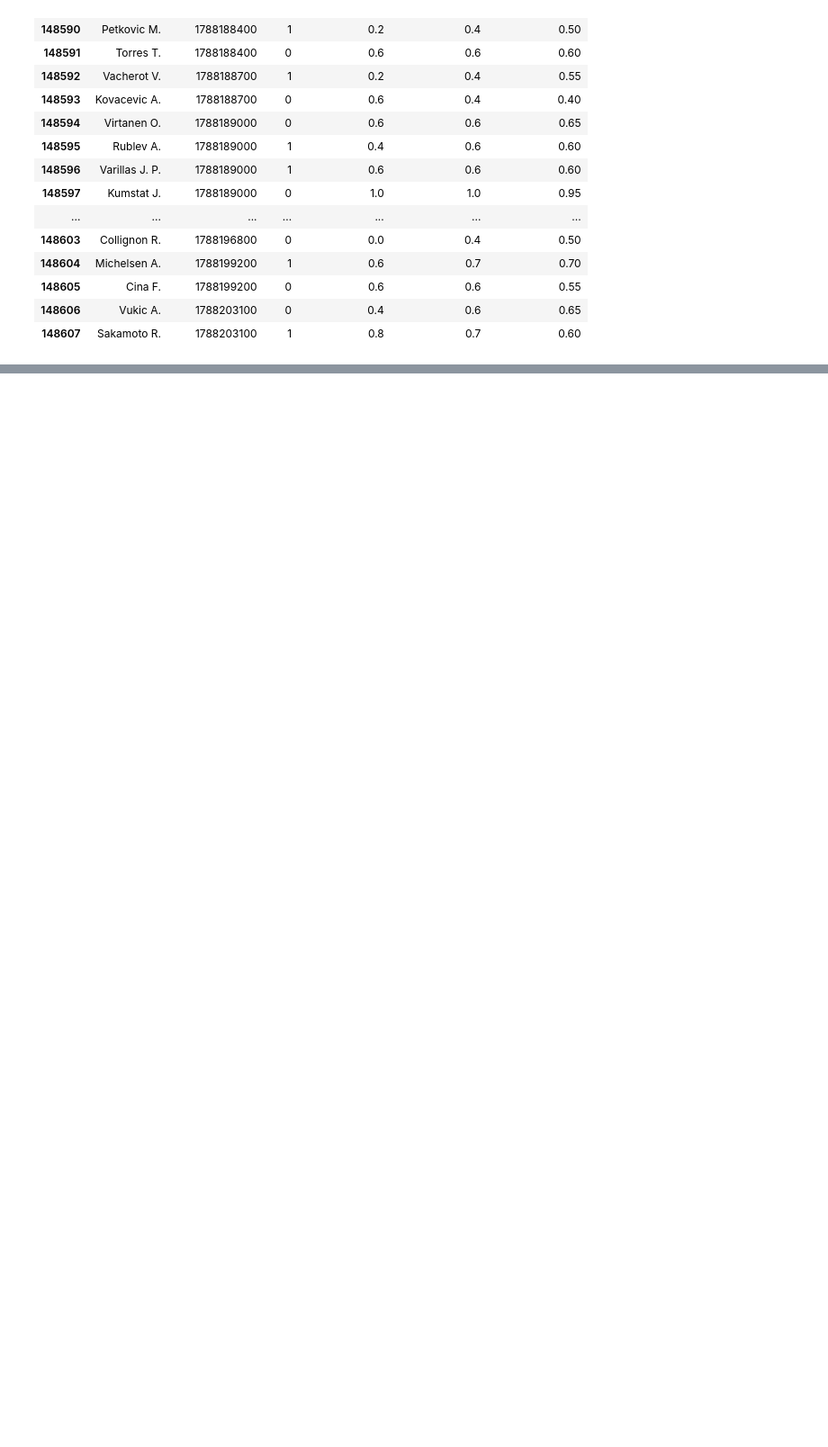
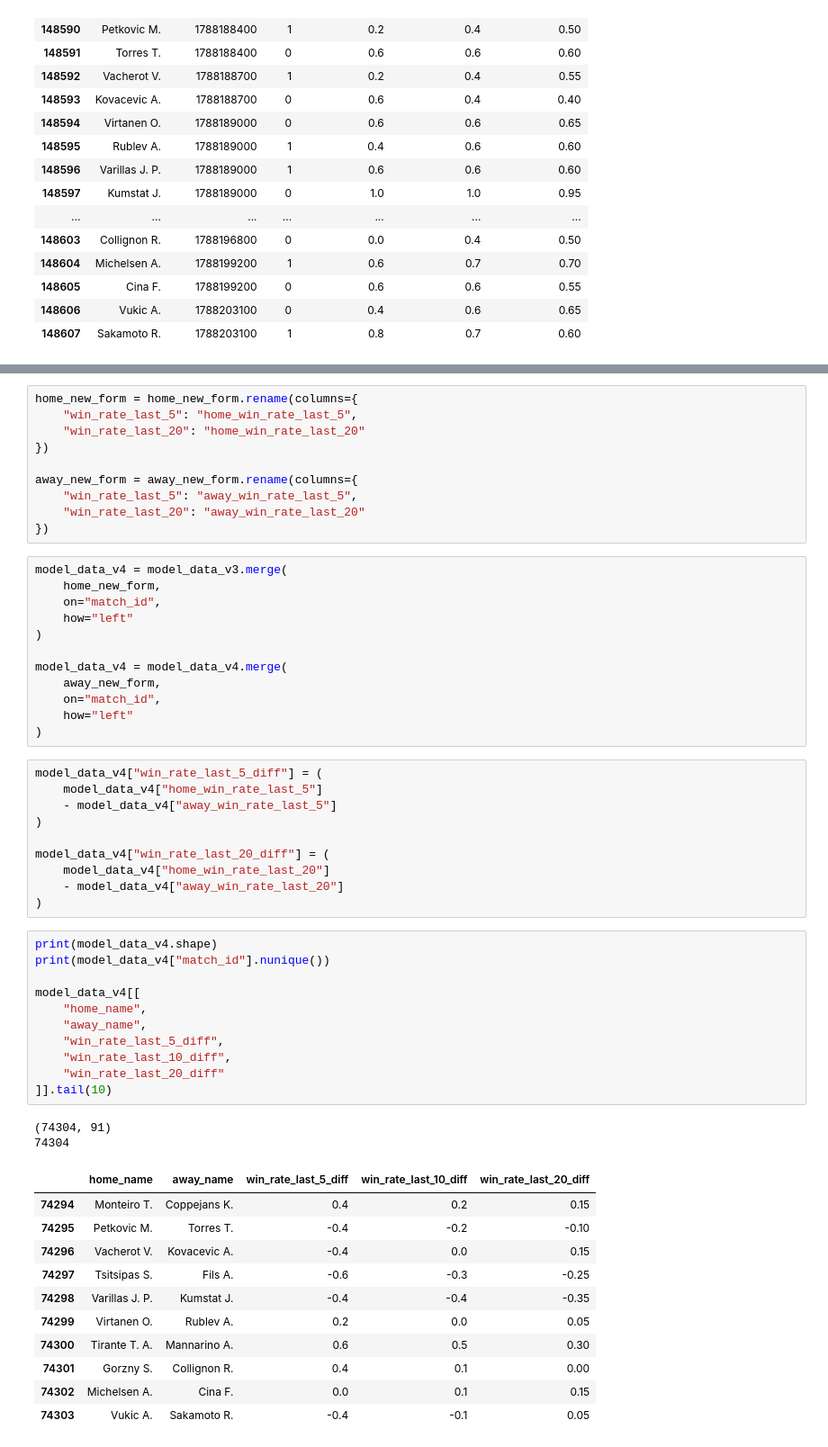
Before and after one commit to chirag330/Tennis-ML-Predictor---US-Open, a Jupyter notebook: Main.ipynb, the cells around one changed output, grey strips where cells are left out. Shown at 90% size. Drawn from its saved outputs; the diff is of its cells as text; blank space fills up the shorter version.

Commit message:
Implemented V4.1 with new features: Win rates for the last 5 and 20 matches

```diff
--- a/Main.ipynb
+++ b/Main.ipynb
@@ -2806,0 +2821,57 @@ player_history[[
+# %%
+home_new_form = home_new_form.rename(columns={
+    "win_rate_last_5": "home_win_rate_last_5",
+    "win_rate_last_20": "home_win_rate_last_20"
+})
+
+away_new_form = away_new_form.rename(columns={
+    "win_rate_last_5": "away_win_rate_last_5",
+    "win_rate_last_20": "away_win_rate_last_20"
+})
+# %%
+model_data_v4 = model_data_v3.merge(
+    home_new_form,
+    on="match_id",
+    how="left"
+)
+
+model_data_v4 = model_data_v4.merge(
+    away_new_form,
+    on="match_id",
+    how="left"
+)
+# %%
+model_data_v4["win_rate_last_5_diff"] = (
+    model_data_v4["home_win_rate_last_5"]
+    - model_data_v4["away_win_rate_last_5"]
+)
+
+model_data_v4["win_rate_last_20_diff"] = (
+    model_data_v4["home_win_rate_last_20"]
+    - model_data_v4["away_win_rate_last_20"]
+)
+# %%
+print(model_data_v4.shape)
+print(model_data_v4["match_id"].nunique())
+
+model_data_v4[[
+    "home_name",
+    "away_name",
+    "win_rate_last_5_diff",
+    "win_rate_last_10_diff",
+    "win_rate_last_20_diff"
+]].tail(10)
+# %% [output]
+(74304, 91)
+74304
+|  | home_name | away_name | win_rate_last_5_diff | win_rate_last_10_diff | win_rate_last_20_diff |
+| 74294 | Monteiro T. | Coppejans K. | 0.4 | 0.2 | 0.15 |
+| 74295 | Petkovic M. | Torres T. | -0.4 | -0.2 | -0.10 |
+| 74296 | Vacherot V. | Kovacevic A. | -0.4 | 0.0 | 0.15 |
+| 74297 | Tsitsipas S. | Fils A. | -0.6 | -0.3 | -0.25 |
+| 74298 | Varillas J. P. | Kumstat J. | -0.4 | -0.4 | -0.35 |
+| 74299 | Virtanen O. | Rublev A. | 0.2 | 0.0 | 0.05 |
+| 74300 | Tirante T. A. | Mannarino A. | 0.6 | 0.5 | 0.30 |
+| 74301 | Gorzny S. | Collignon R. | 0.4 | 0.1 | 0.00 |
+| 74302 | Michelsen A. | Cina F. | 0.0 | 0.1 | 0.15 |
+| 74303 | Vukic A. | Sakamoto R. | -0.4 | -0.1 | 0.05 |
```
Also changed, not shown: parts of 6 cells of this notebook.
